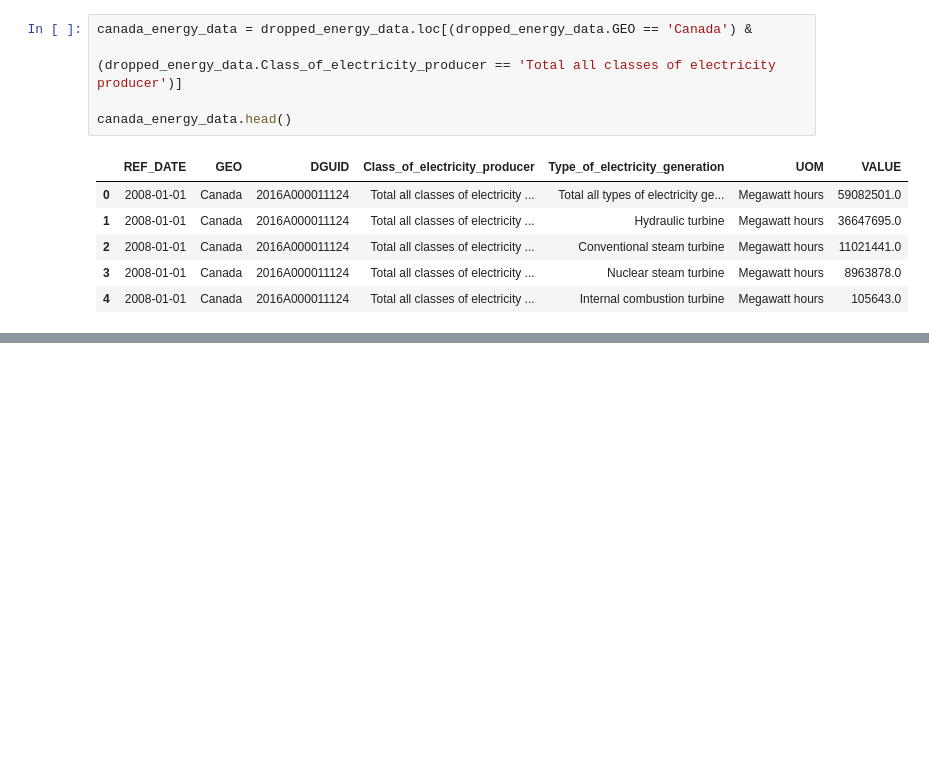
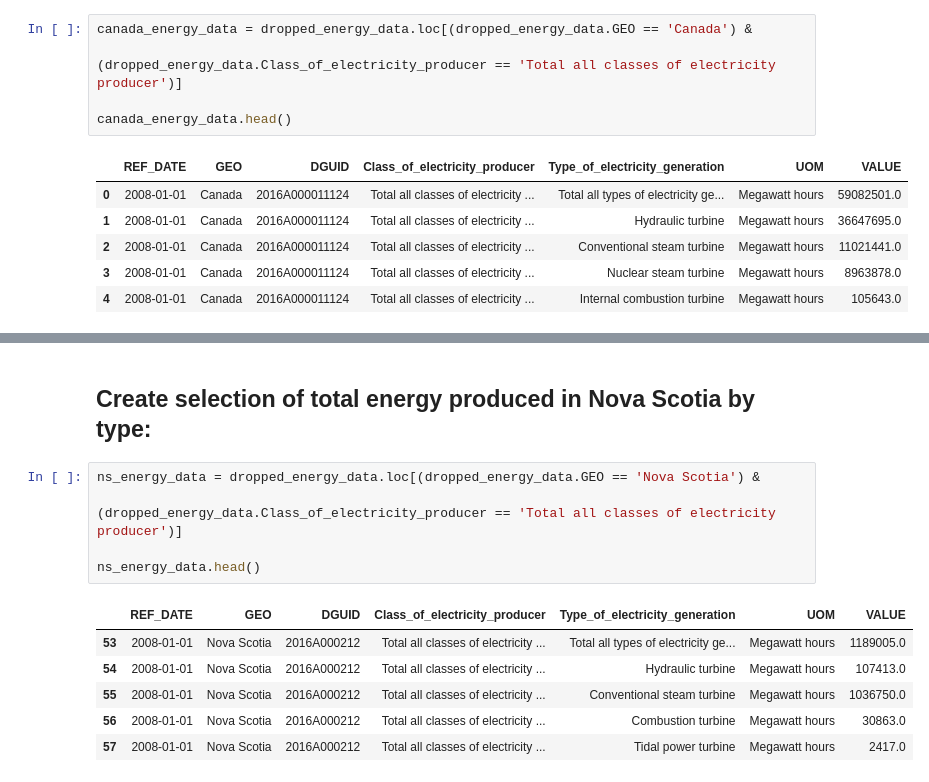
Before and after one commit to boikle/python_scripts, a Jupyter notebook: data_science_scripts/canadian_energy_production/canadian_energy_production.ipynb, the cells around one changed output, grey strips where cells are left out. Drawn from its saved outputs; the diff is of its cells as text; blank space fills up the shorter version.

```diff
--- a/data_science_scripts/canadian_energy_production/canadian_energy_production.ipynb
+++ b/data_science_scripts/canadian_energy_production/canadian_energy_production.ipynb
@@ -48,0 +49,14 @@ Text(0.5, 1.0, 'Canadian Energy Production')
+# %% [markdown]
+## Create selection of total energy produced in Nova Scotia by type:
+# %%
+ns_energy_data = dropped_energy_data.loc[(dropped_energy_data.GEO == 'Nova Scotia') &
+                                             (dropped_energy_data.Class_of_electricity_producer == 'Total all classes of electricity producer')]
+
+ns_energy_data.head()
+# %% [output]
+|  | REF_DATE | GEO | DGUID | Class_of_electricity_producer | Type_of_electricity_generation | UOM | VALUE |
+| 53 | 2008-01-01 | Nova Scotia | 2016A000212 | Total all classes of electricity ... | Total all types of electricity ge... | Megawatt hours | 1189005.0 |
+| 54 | 2008-01-01 | Nova Scotia | 2016A000212 | Total all classes of electricity ... | Hydraulic turbine | Megawatt hours | 107413.0 |
+| 55 | 2008-01-01 | Nova Scotia | 2016A000212 | Total all classes of electricity ... | Conventional steam turbine | Megawatt hours | 1036750.0 |
+| 56 | 2008-01-01 | Nova Scotia | 2016A000212 | Total all classes of electricity ... | Combustion turbine | Megawatt hours | 30863.0 |
+| 57 | 2008-01-01 | Nova Scotia | 2016A000212 | Total all classes of electricity ... | Tidal power turbine | Megawatt hours | 2417.0 |
```
Also changed, not shown: parts of 4 cells of this notebook.
